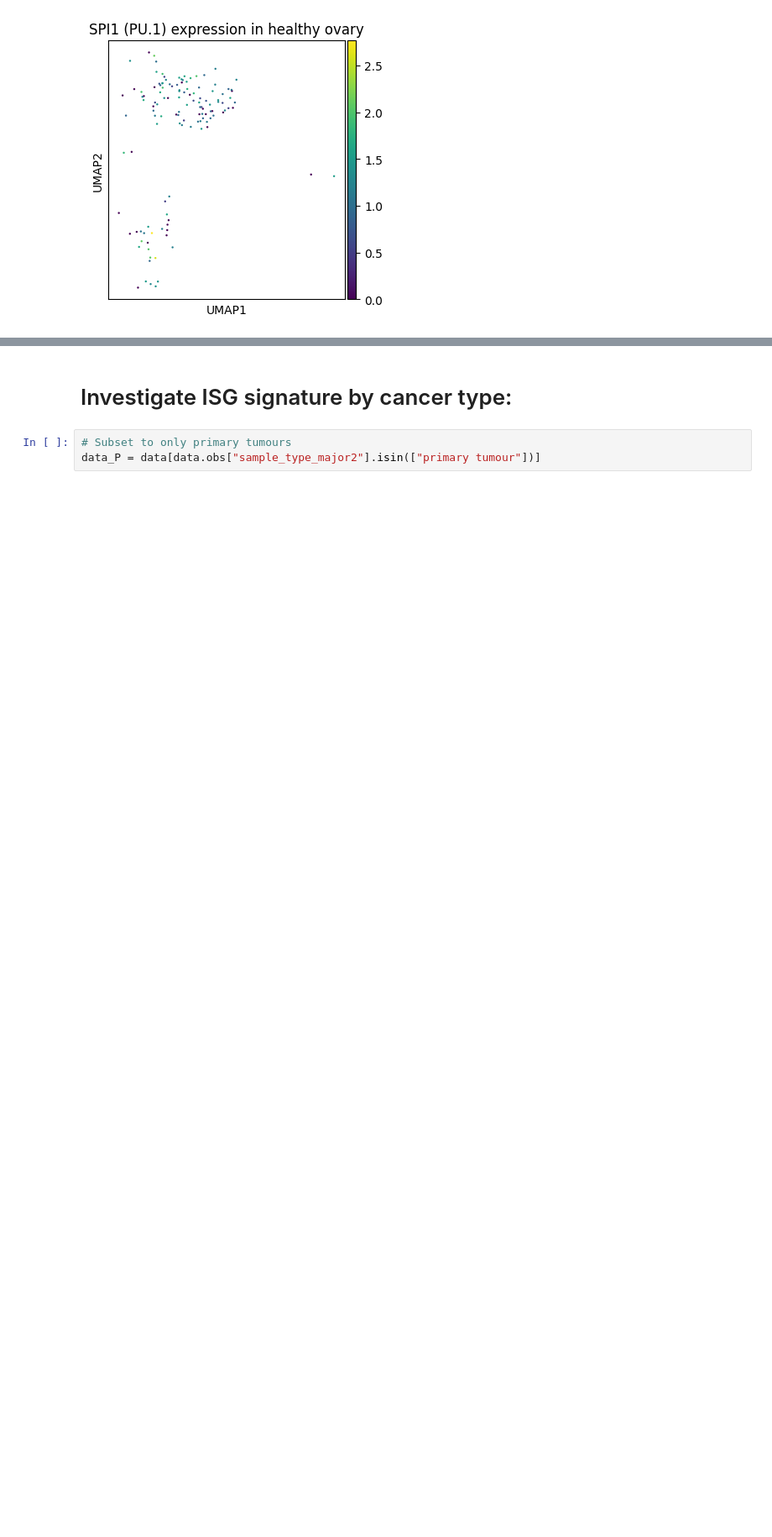
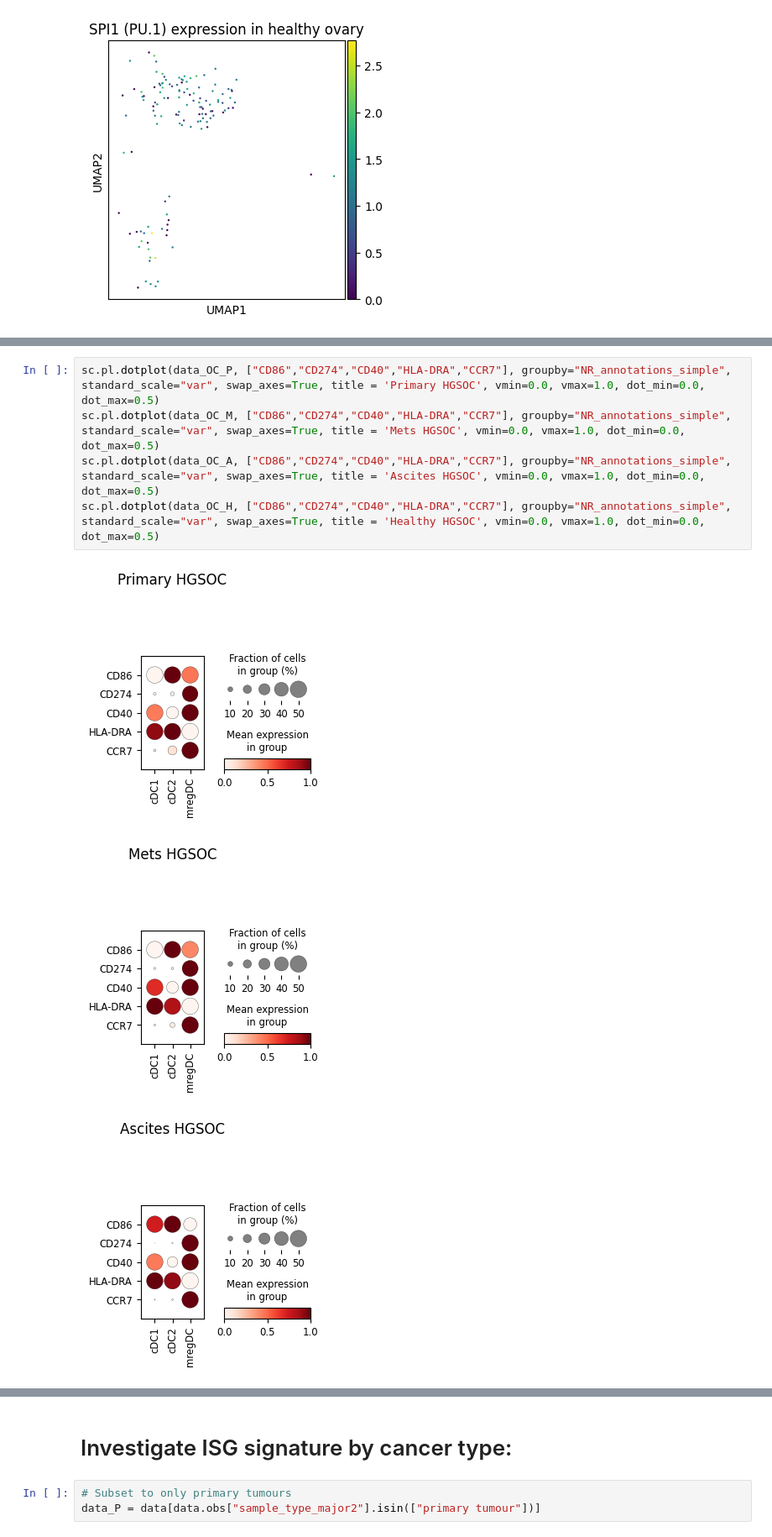
Before and after one commit to tuonglab/Nikita-project, a Jupyter notebook: notebooks/06_Atlas_generation_visualise/2025-09-04_DC_only_bbknn_CCL22.ipynb, the cells around one changed output, grey strips where cells are left out. Shown at 84% size. Cells and saved outputs as stored; diff of their text form; blank space fills up the shorter version.

```diff
--- a/notebooks/06_Atlas_generation_visualise/2025-09-04_DC_only_bbknn_CCL22.ipynb
+++ b/notebooks/06_Atlas_generation_visualise/2025-09-04_DC_only_bbknn_CCL22.ipynb
@@ -131,0 +160,9 @@ with plt.rc_context({"figure.figsize": (4, 4)}):
+# %%
+sc.pl.dotplot(data_OC_P, ["CD86","CD274","CD40","HLA-DRA","CCR7"], groupby="NR_annotations_simple", standard_scale="var", swap_axes=True, title = 'Primary HGSOC', vmin=0.0, vmax=1.0, dot_min=0.0, dot_max=0.5)
+sc.pl.dotplot(data_OC_M, ["CD86","CD274","CD40","HLA-DRA","CCR7"], groupby="NR_annotations_simple", standard_scale="var", swap_axes=True, title = 'Mets HGSOC', vmin=0.0, vmax=1.0, dot_min=0.0, dot_max=0.5)
+sc.pl.dotplot(data_OC_A, ["CD86","CD274","CD40","HLA-DRA","CCR7"], groupby="NR_annotations_simple", standard_scale="var", swap_axes=True, title = 'Ascites HGSOC', vmin=0.0, vmax=1.0, dot_min=0.0, dot_max=0.5)
+sc.pl.dotplot(data_OC_H, ["CD86","CD274","CD40","HLA-DRA","CCR7"], groupby="NR_annotations_simple", standard_scale="var", swap_axes=True, title = 'Healthy HGSOC', vmin=0.0, vmax=1.0, dot_min=0.0, dot_max=0.5)
+# %% [output]
+[figure, added]
+[figure, added]
+[figure, added]
```
Also changed, not shown: parts of 10 cells of this notebook, 1 other file.
